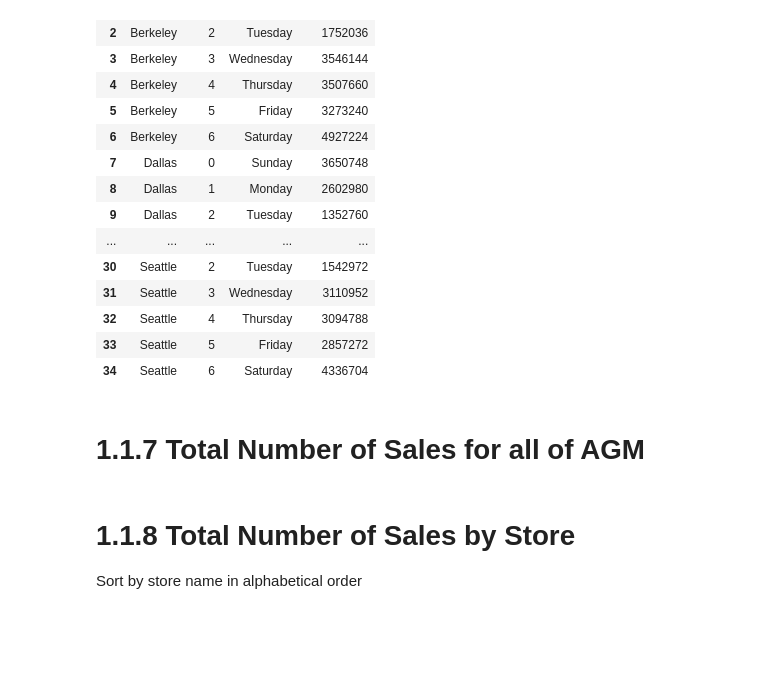
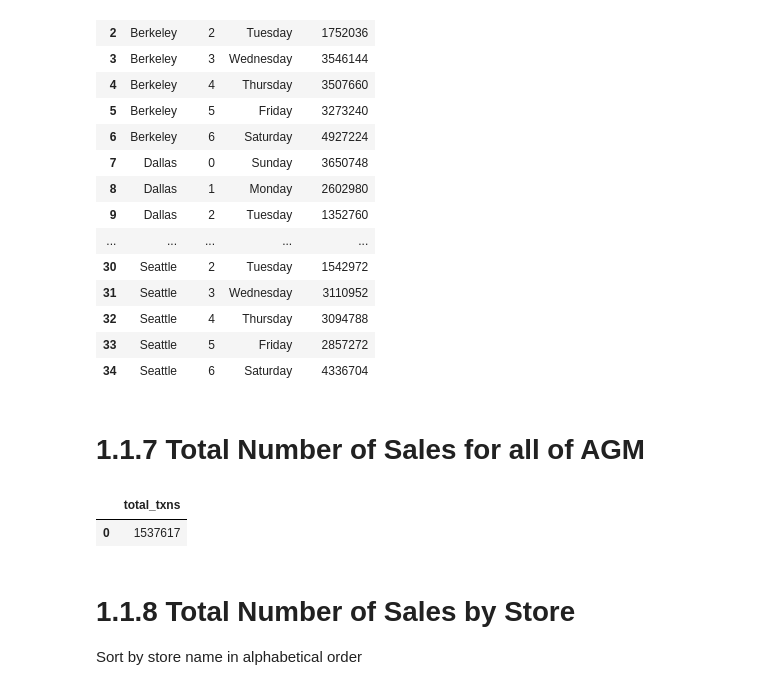
Before and after one commit to jvgalvin/Portfolio, a Jupyter notebook: project_1_1.ipynb, the cells around one changed output. Drawn from its saved outputs; the diff is of its cells as text; code cells hidden in the pictures; blank space fills up the shorter version.

```diff
--- a/project_1_1.ipynb
+++ b/project_1_1.ipynb
@@ -280,6 +280,21 @@ my_select_query_pandas(query, rollback_before_flag, rollback_after_flag)
 | 34 | Seattle | 6 | Saturday | 4336704 |
 # %% [markdown]
 # 1.1.7 Total Number of Sales for all of AGM
+# %%
+rollback_before_flag = True
+rollback_after_flag = True
+
+query = """
+
+select count(sale_id) as total_txns
+from sales
+
+"""
+
+my_select_query_pandas(query, rollback_before_flag, rollback_after_flag)
+# %% [output]
+|  | total_txns |
+| 0 | 1537617 |
 # %% [markdown]
 # 1.1.8 Total Number of Sales by Store
 
```
Also changed, not shown: parts of 6 cells of this notebook.
